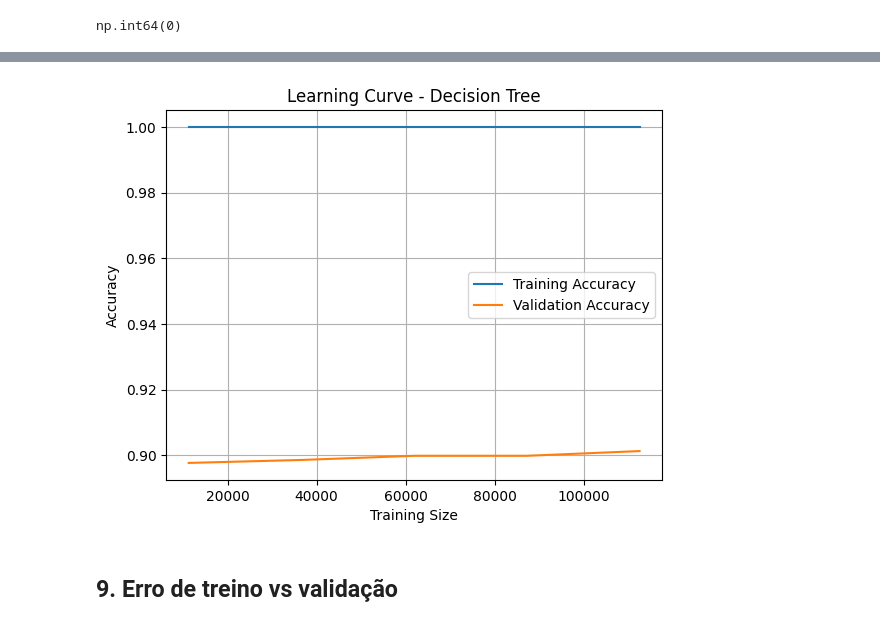
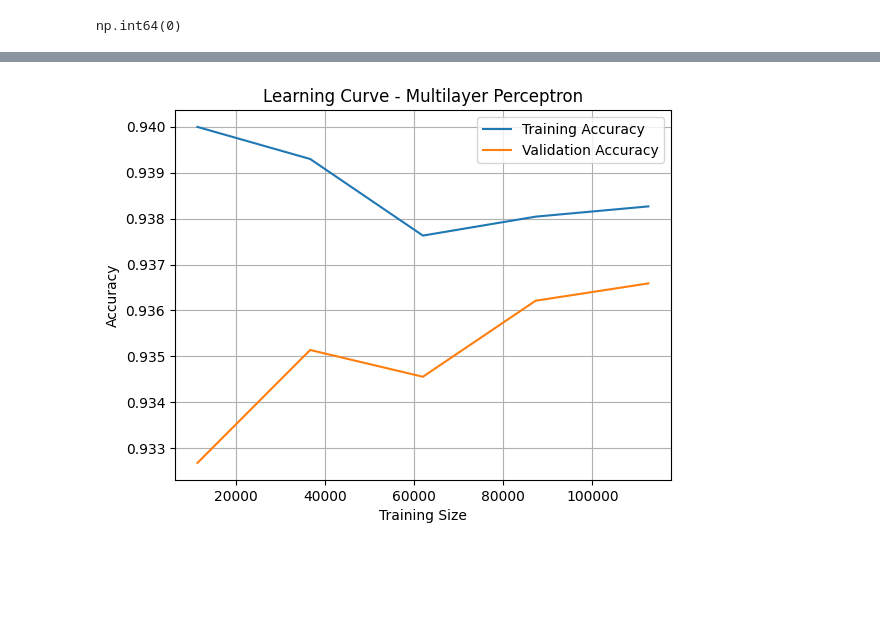
Before and after one commit to franciscoafonso04/IA-Vault, a Jupyter notebook: Project2/projeto_mental_health.ipynb, the cells around one changed output, grey strips where cells are left out. Saved outputs shown, nothing was run; the diff lists cells and outputs as text; code cells hidden in the pictures; blank space fills up the shorter version.

```diff
--- a/Project2/projeto_mental_health.ipynb
+++ b/Project2/projeto_mental_health.ipynb
@@ -355,19 +583,17 @@ plt.show()
 # %%
-melhor_modelo = DecisionTreeClassifier(random_state=42)
+melhor_modelo = MLPClassifier(random_state=42)
 train_sizes, train_scores, val_scores = learning_curve(melhor_modelo, X, y, cv=5, scoring='accuracy')
 
 train_mean = train_scores.mean(axis=1)
 val_mean = val_scores.mean(axis=1)
 
 plt.plot(train_sizes, train_mean, label="Training Accuracy")
 plt.plot(train_sizes, val_mean, label="Validation Accuracy")
 plt.xlabel("Training Size")
 plt.ylabel("Accuracy")
-plt.title("Learning Curve - Decision Tree")
+plt.title("Learning Curve - Multilayer Perceptron")
 plt.legend()
 plt.grid()
 plt.show()
 # %% [output]
-[figure, old version]
+[figure, new version]
-# %% [markdown]
-## 9. Erro de treino vs validação
```
Also changed, not shown: parts of 34 cells of this notebook.
